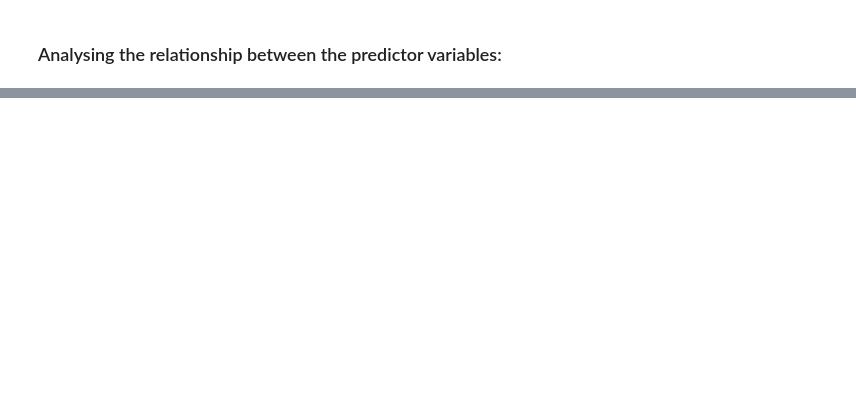
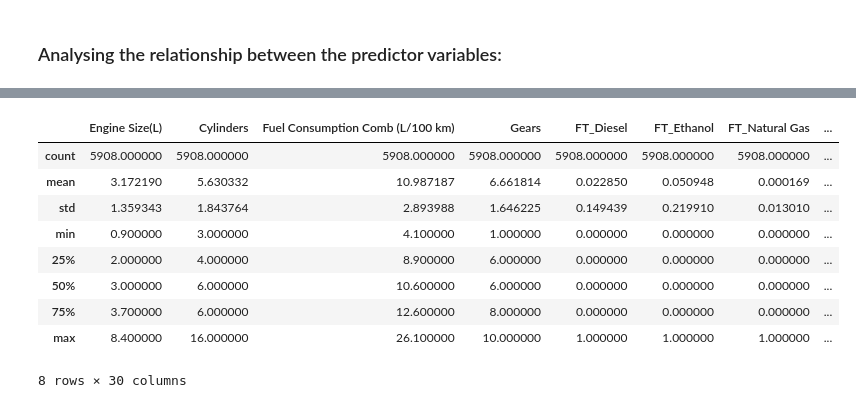
Before and after one commit to dsee81/SC1015MiniProject, a Jupyter notebook: NEW DRAFT.ipynb, the cells around one changed output, grey strips where cells are left out. Cells and saved outputs as stored; diff of their text form; code cells hidden in the pictures; blank space fills up the shorter version.

```diff
--- a/NEW DRAFT.ipynb
+++ b/NEW DRAFT.ipynb
@@ -451,0 +494,4 @@ sb.stripplot(x = 'Transmission Type', y = 'CO2 Emissions(g/km)', data = cd_data)
+# %%
+X = final_data
+# %%
+Y = cd_data["CO2 Emissions(g/km)"]
@@ -451,0 +507,13 @@ sb.stripplot(x = 'Transmission Type', y = 'CO2 Emissions(g/km)', data = cd_data)
+# %%
+X_train.describe()
+# %% [output]
+|  | Engine Size(L) | Cylinders | Fuel Consumption Comb (L/100 km) | Gears | FT_Diesel | FT_Ethanol | FT_Natural Gas | ... |
+| count | 5908.000000 | 5908.000000 | 5908.000000 | 5908.000000 | 5908.000000 | 5908.000000 | 5908.000000 | ... |
+| mean | 3.172190 | 5.630332 | 10.987187 | 6.661814 | 0.022850 | 0.050948 | 0.000169 | ... |
+| std | 1.359343 | 1.843764 | 2.893988 | 1.646225 | 0.149439 | 0.219910 | 0.013010 | ... |
+| min | 0.900000 | 3.000000 | 4.100000 | 1.000000 | 0.000000 | 0.000000 | 0.000000 | ... |
+| 25% | 2.000000 | 4.000000 | 8.900000 | 6.000000 | 0.000000 | 0.000000 | 0.000000 | ... |
+| 50% | 3.000000 | 6.000000 | 10.600000 | 6.000000 | 0.000000 | 0.000000 | 0.000000 | ... |
+| 75% | 3.700000 | 6.000000 | 12.600000 | 8.000000 | 0.000000 | 0.000000 | 0.000000 | ... |
+| max | 8.400000 | 16.000000 | 26.100000 | 10.000000 | 1.000000 | 1.000000 | 1.000000 | ... |
+8 rows × 30 columns
```
Also changed, not shown: parts of 37 cells of this notebook.
